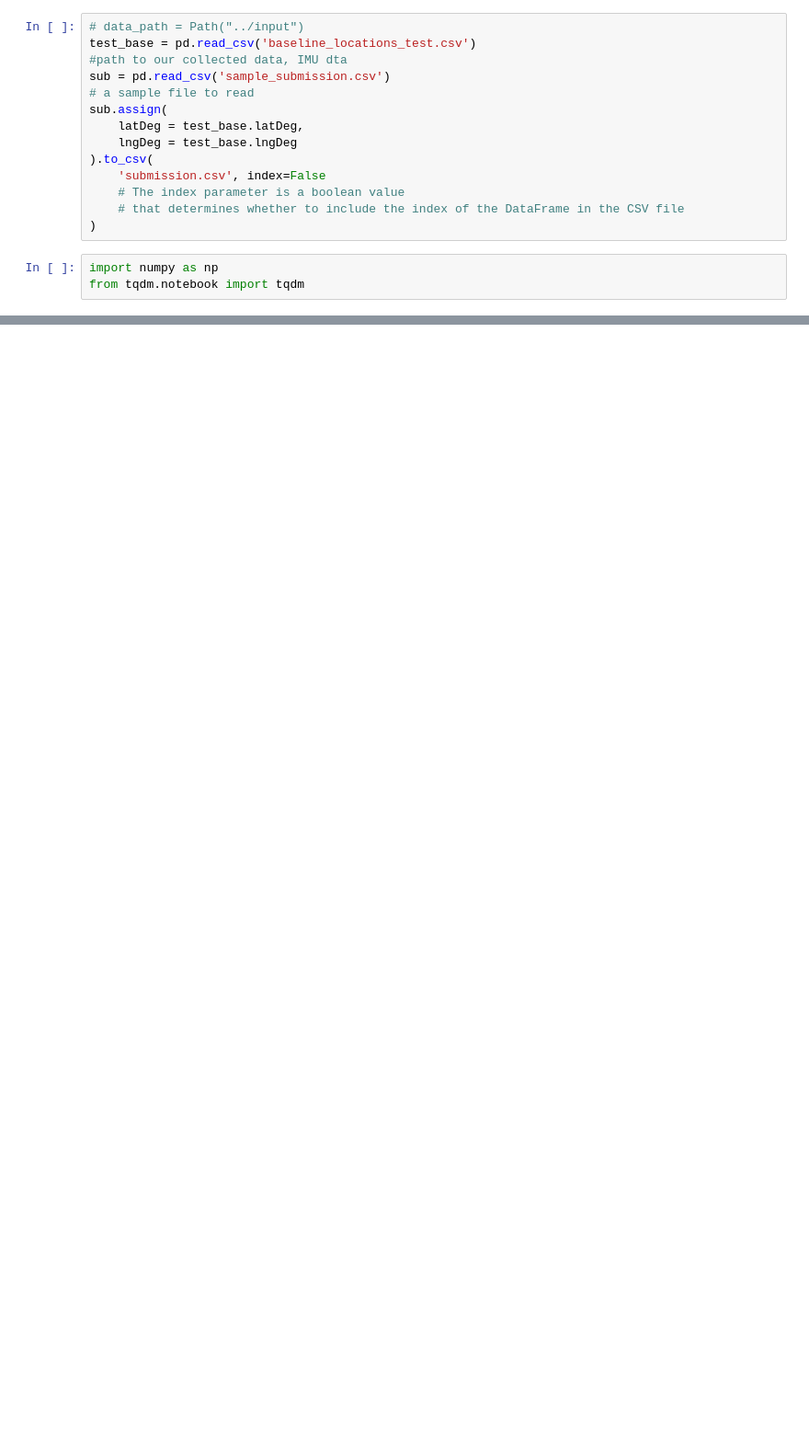
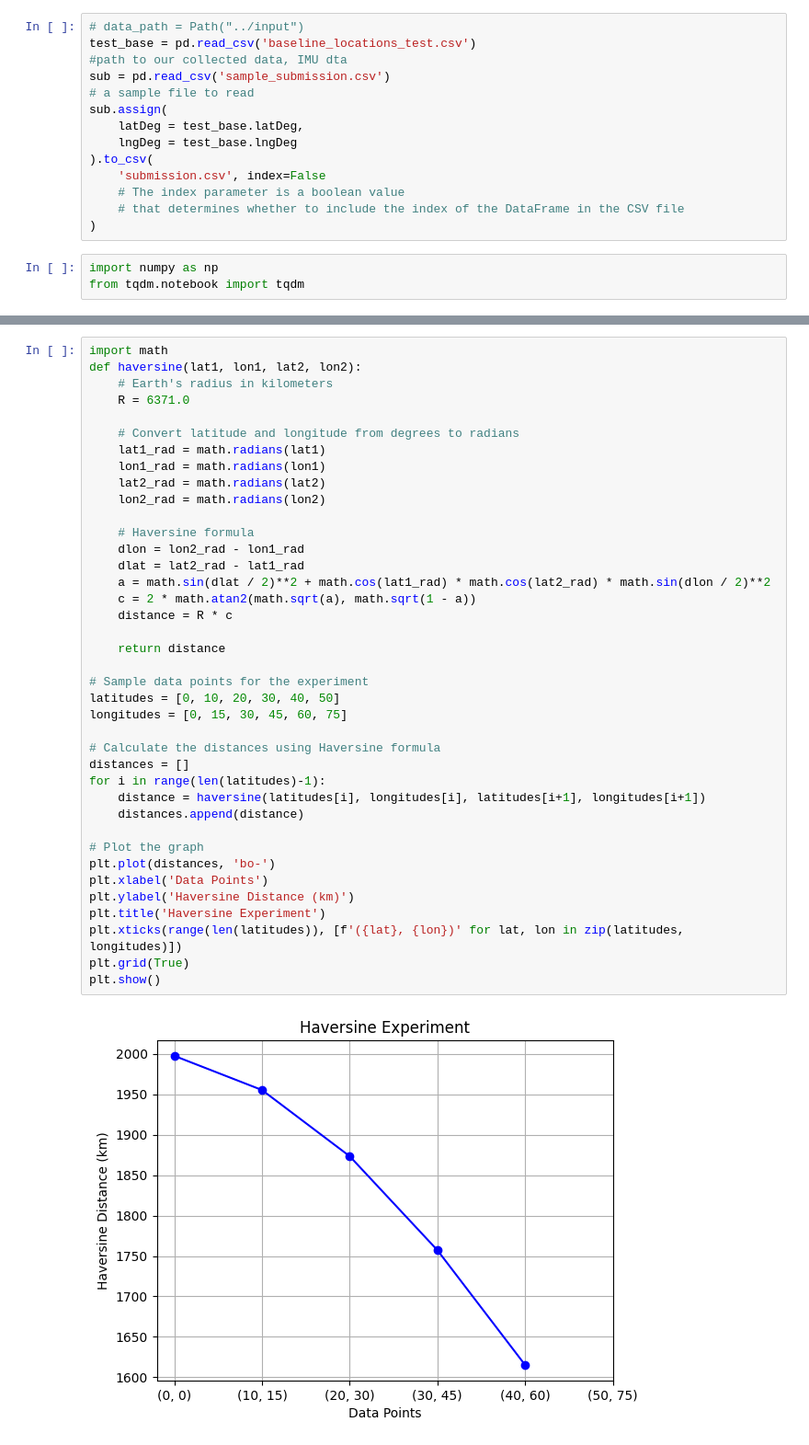
Before and after one commit to NextThread/internship-iut, a Jupyter notebook: tu-intern-main/baseline-from-host-data.ipynb, the cells around one changed output, grey strips where cells are left out. Shown at 92% size. Saved outputs shown, nothing was run; the diff lists cells and outputs as text; blank space fills up the shorter version.

```diff
--- a/tu-intern-main/baseline-from-host-data.ipynb
+++ b/tu-intern-main/baseline-from-host-data.ipynb
@@ -79,0 +132,41 @@ def calc_haversine(lat1, lon1, lat2, lon2):
+# %%
+import math
+def haversine(lat1, lon1, lat2, lon2):
+    # Earth's radius in kilometers
+    R = 6371.0
+
+    # Convert latitude and longitude from degrees to radians
+    lat1_rad = math.radians(lat1)
+    lon1_rad = math.radians(lon1)
+    lat2_rad = math.radians(lat2)
+    lon2_rad = math.radians(lon2)
+
+    # Haversine formula
+    dlon = lon2_rad - lon1_rad
+    dlat = lat2_rad - lat1_rad
+    a = math.sin(dlat / 2)**2 + math.cos(lat1_rad) * math.cos(lat2_rad) * math.sin(dlon / 2)**2
+    c = 2 * math.atan2(math.sqrt(a), math.sqrt(1 - a))
+    distance = R * c
+
+    return distance
+
+# Sample data points for the experiment
+latitudes = [0, 10, 20, 30, 40, 50]
+longitudes = [0, 15, 30, 45, 60, 75]
+
+# Calculate the distances using Haversine formula
+distances = []
+for i in range(len(latitudes)-1):
+    distance = haversine(latitudes[i], longitudes[i], latitudes[i+1], longitudes[i+1])
+    distances.append(distance)
+
+# Plot the graph
+plt.plot(distances, 'bo-')
+plt.xlabel('Data Points')
+plt.ylabel('Haversine Distance (km)')
+plt.title('Haversine Experiment')
+plt.xticks(range(len(latitudes)), [f'({lat}, {lon})' for lat, lon in zip(latitudes, longitudes)])
+plt.grid(True)
+plt.show()
+# %% [output]
+[figure, added]
```
Also changed, not shown: parts of 8 cells of this notebook, 5 other files.
